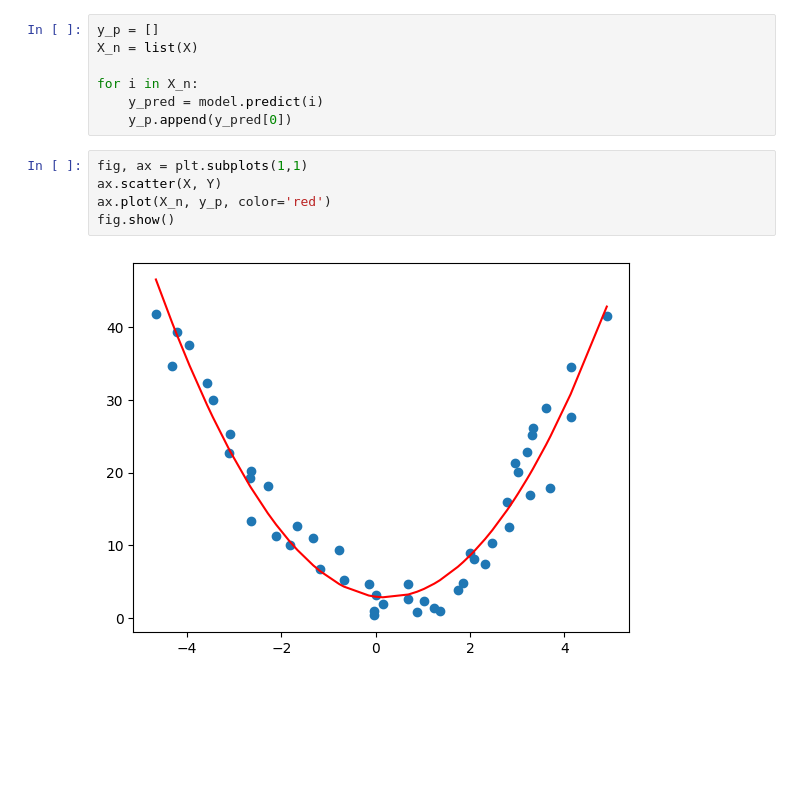
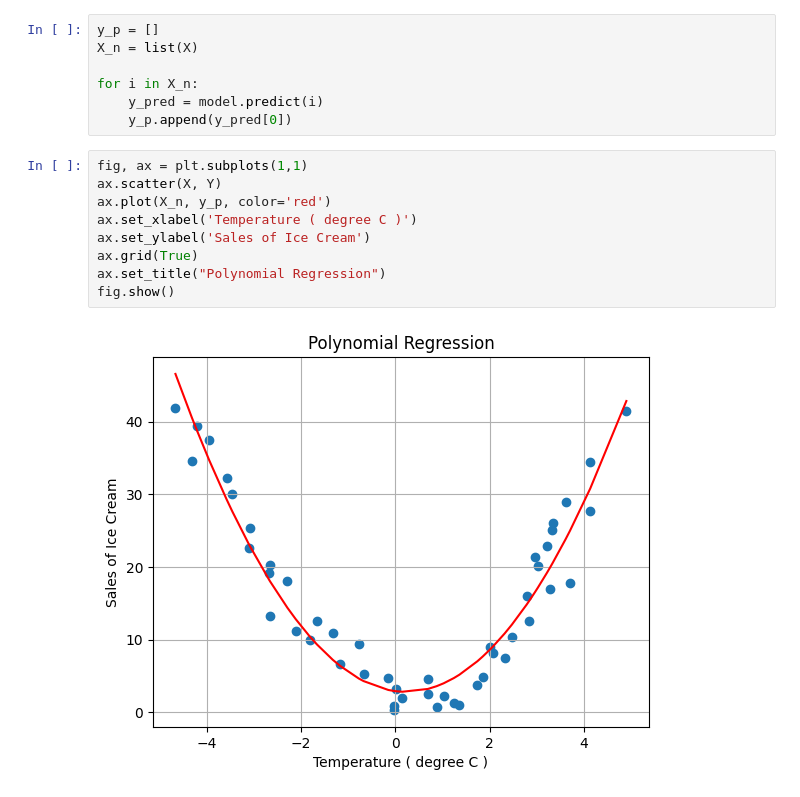
Before and after one commit to tkC0ding/Polynomial-Regression, a Jupyter notebook: code_file.ipynb, the cells around one changed output. Saved outputs shown, nothing was run; the diff lists cells and outputs as text; blank space fills up the shorter version.

Commit message:
Updated Code File
Made the graph look more informative

```diff
--- a/code_file.ipynb
+++ b/code_file.ipynb
@@ -76,7 +76,11 @@ for i in X_n:
 # %%
 fig, ax = plt.subplots(1,1)
 ax.scatter(X, Y)
 ax.plot(X_n, y_p, color='red')
+ax.set_xlabel('Temperature ( degree C )')
+ax.set_ylabel('Sales of Ice Cream')
+ax.grid(True)
+ax.set_title("Polynomial Regression")
 fig.show()
 # %% [output]
-[figure, old version]
+[figure, new version]
```
